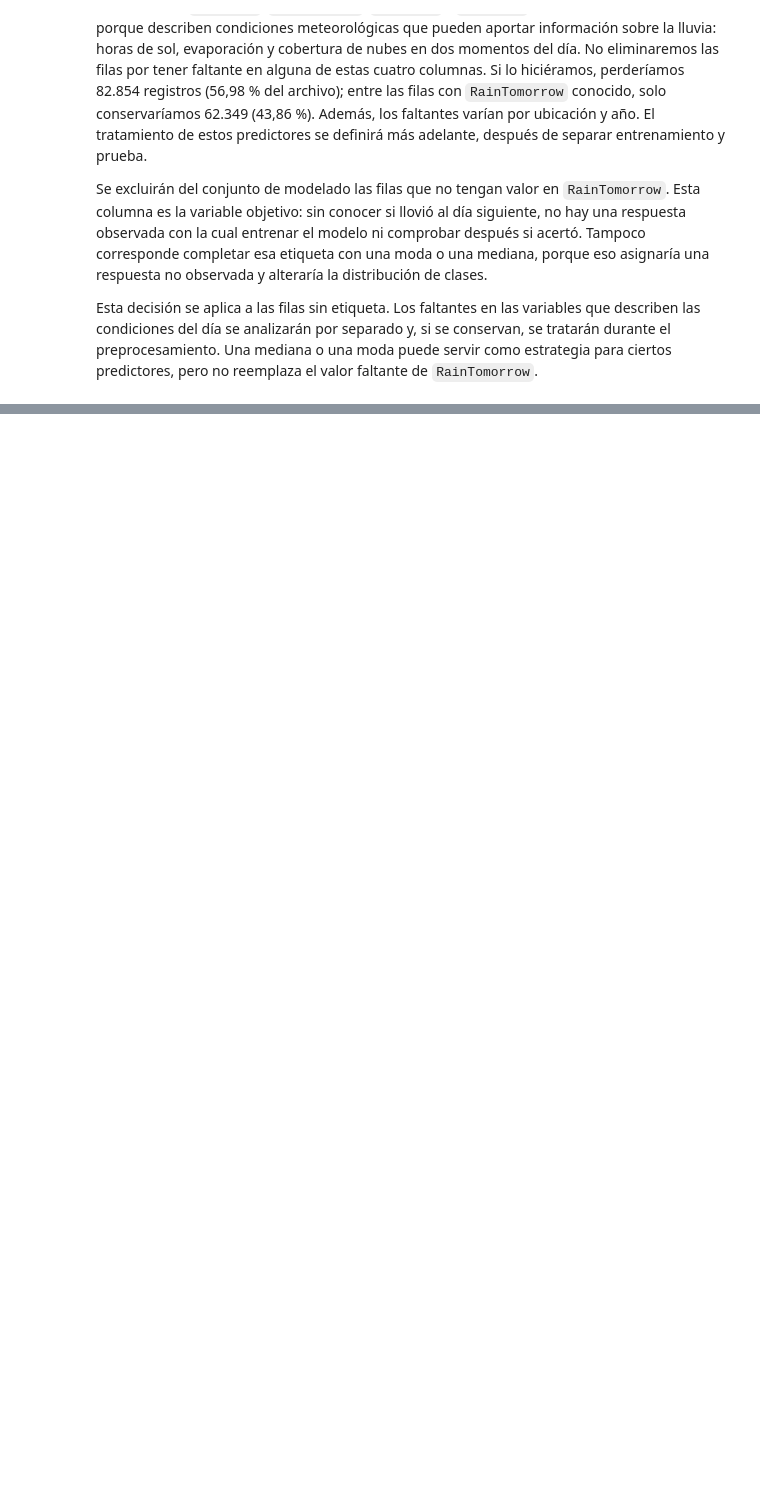
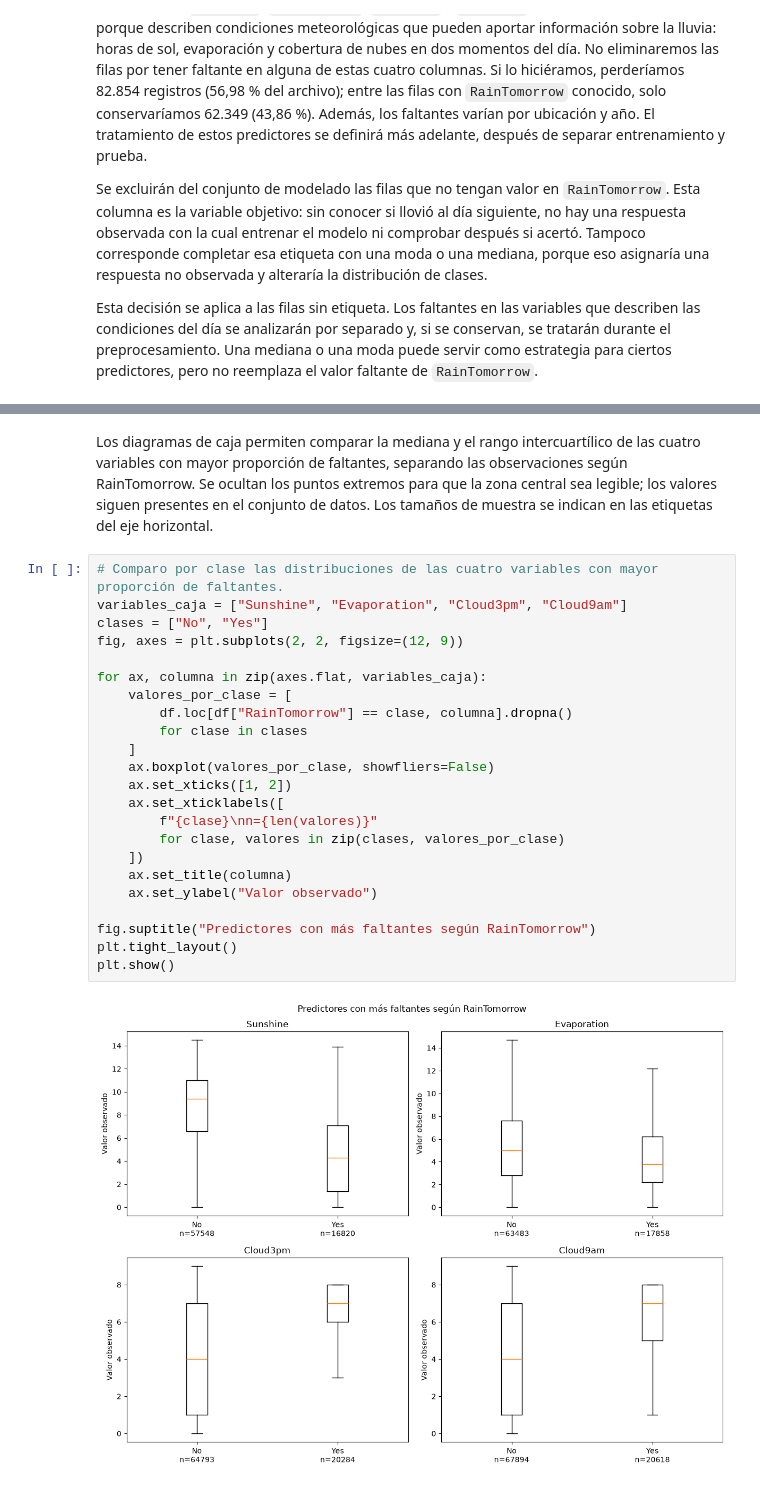
Before and after one commit to V1DR1K/AA1-TUIA-Colombo-Ayala-Ibarbia, a Jupyter notebook: TP-clasificacion-AA1.ipynb, the cells around one changed output, grey strips where cells are left out. Cells and saved outputs as stored; diff of their text form; blank space fills up the shorter version.

```diff
--- a/TP-clasificacion-AA1.ipynb
+++ b/TP-clasificacion-AA1.ipynb
@@ -124,0 +194,27 @@ Esta decisión se aplica a las filas sin etiqueta. Los faltantes en las variable
+# %% [markdown]
+Los diagramas de caja permiten comparar la mediana y el rango intercuartílico de las cuatro variables con mayor proporción de faltantes, separando las observaciones según RainTomorrow. Se ocultan los puntos extremos para que la zona central sea legible; los valores siguen presentes en el conjunto de datos. Los tamaños de muestra se indican en las etiquetas del eje horizontal.
+# %%
+# Comparo por clase las distribuciones de las cuatro variables con mayor proporción de faltantes.
+variables_caja = ["Sunshine", "Evaporation", "Cloud3pm", "Cloud9am"]
+clases = ["No", "Yes"]
+fig, axes = plt.subplots(2, 2, figsize=(12, 9))
+
+for ax, columna in zip(axes.flat, variables_caja):
+    valores_por_clase = [
+        df.loc[df["RainTomorrow"] == clase, columna].dropna()
+        for clase in clases
+    ]
+    ax.boxplot(valores_por_clase, showfliers=False)
+    ax.set_xticks([1, 2])
+    ax.set_xticklabels([
+        f"{clase}\nn={len(valores)}"
+        for clase, valores in zip(clases, valores_por_clase)
+    ])
+    ax.set_title(columna)
+    ax.set_ylabel("Valor observado")
+
+fig.suptitle("Predictores con más faltantes según RainTomorrow")
+plt.tight_layout()
+plt.show()
+# %% [output]
+[figure, added]
```
Also changed, not shown: parts of 6 cells of this notebook.
